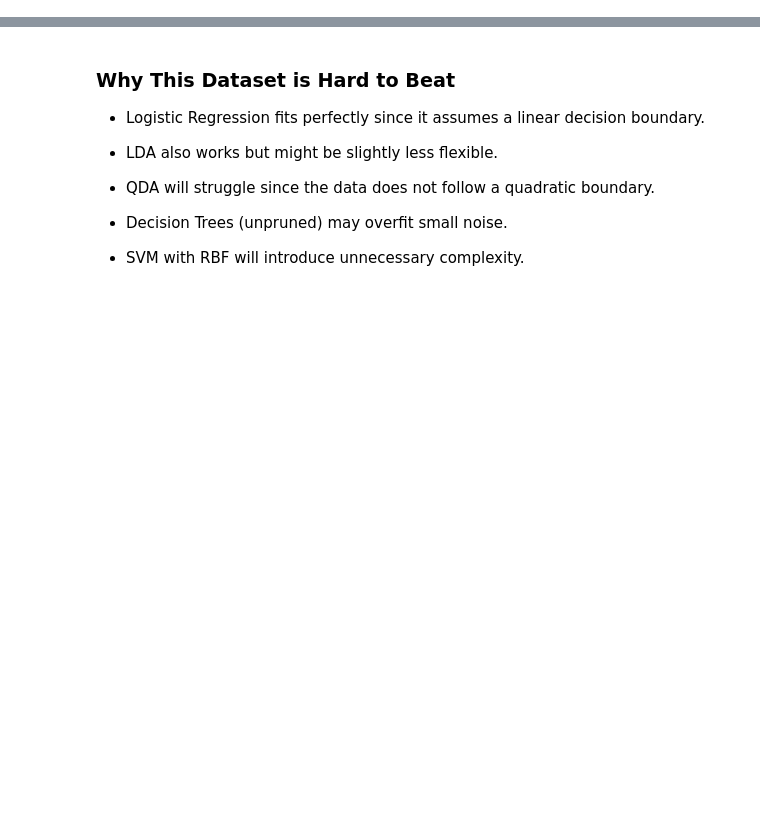
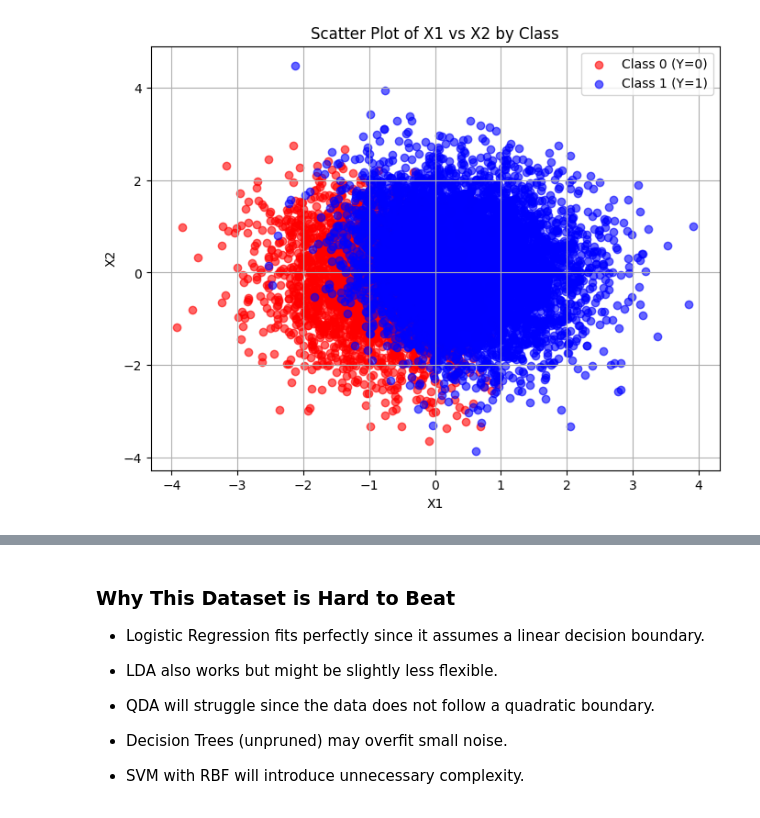
Before and after one commit to cosmintianu/ML-Algorithms-Behavior-Analysis, a Jupyter notebook: MainCosmin.ipynb, the cells around one changed output, grey strips where cells are left out. Cells and saved outputs as stored; diff of their text form; code cells hidden in the pictures; blank space fills up the shorter version.

```diff
--- a/MainCosmin.ipynb
+++ b/MainCosmin.ipynb
@@ -35,0 +99,18 @@ plt.show()
+# %%
+plt.figure(figsize=(8, 6))
+
+# Scatter plot for class 0 (Y=0) in red
+plt.scatter(data[data['Y'] == 0]['X1'], data[data['Y'] == 0]['X2'], alpha=0.6, color='red', label='Class 0 (Y=0)')
+
+# Scatter plot for class 1 (Y=1) in blue
+plt.scatter(data[data['Y'] == 1]['X1'], data[data['Y'] == 1]['X2'], alpha=0.6, color='blue', label='Class 1 (Y=1)')
+
+# Labels and title
+plt.xlabel('X1')
+plt.ylabel('X2')
+plt.title('Scatter Plot of X1 vs X2 by Class')
+plt.legend()  # Add legend to show class labels
+plt.grid(True)
+plt.show()
+# %% [output]
+[figure, added]
```
Also changed, not shown: parts of 24 cells of this notebook.
